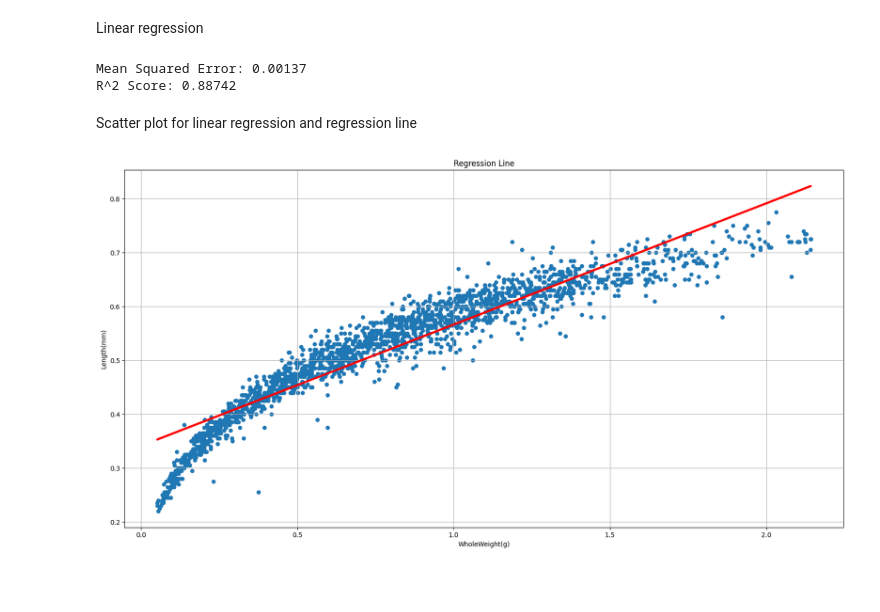
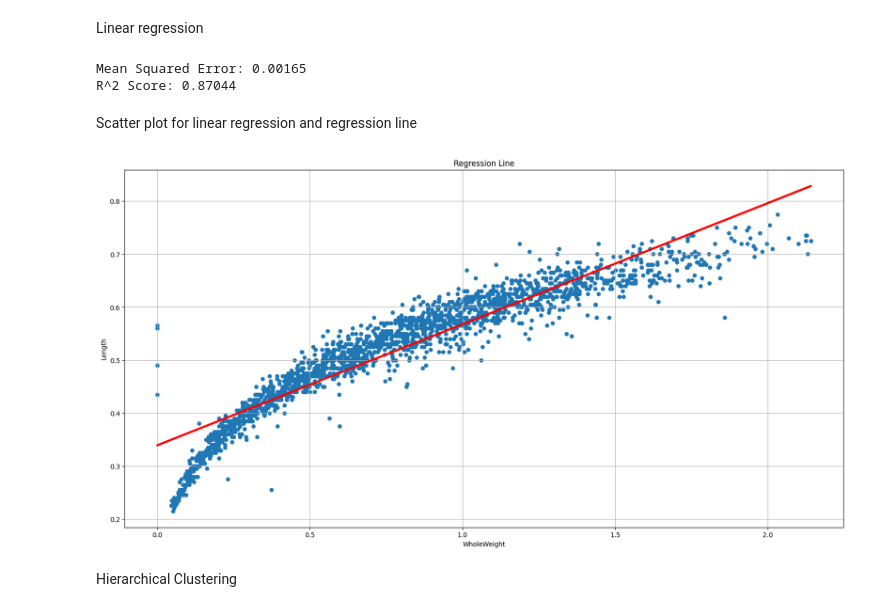
Before and after one commit to cotpetru24/data_mining, a Jupyter notebook: stu124543_data_mining.ipynb, the cells around one changed output. Cells and saved outputs as stored; diff of their text form; code cells hidden in the pictures; blank space fills up the shorter version.

```diff
--- a/stu124543_data_mining.ipynb
+++ b/stu124543_data_mining.ipynb
@@ -143,7 +150,7 @@ Data columns (total 8 columns):
 # %% [markdown]
 Drop irrelevant columns
 # %%
-clean_df.drop(['Spots', 'Height(mm)', 'SellWeight(g)', 'ShuckedWeight(g)'], axis=1, inplace=True)
+clean_df.drop(['Spots', 'Height(mm)', 'SellWeight(g)', 'Diameter(mm)'], axis=1, inplace=True)
 # %% [markdown]
 
 Checking the dataset for missing values and printing the total number of cells where value is missing
@@ -211,8 +216,7 @@ plt.show()
 # %% [markdown]
 Remove outliers using the Interquartile range (IQR) method
 # %%
-columns = ['Length(mm)', 'Diameter(mm)', 'WholeWeight(g)']
-for col in columns:
+for col in clean_df.columns:
     Q1 = np.percentile(clean_df[col], 25, interpolation='midpoint')
     Q2 = np.percentile(clean_df[col], 50, interpolation='midpoint')
     Q3 = np.percentile(clean_df[col], 75, interpolation='midpoint')
@@ -221,7 +225,7 @@ for col in columns:
     print(f"{col} IQR is {IQR}\n")
     lower_bound = Q1 - 1.5 * IQR
     upper_bound = Q3 + 1.5 * IQR
-    #clean_df = clean_df[(clean_df[col] > lower_bound) & (clean_df[col] < upper_bound)]
+    clean_df = clean_df[(clean_df[col] > lower_bound) & (clean_df[col] < upper_bound)]
 
-    clean_df = clean_df[((clean_df[col] > lower_bound) & (clean_df[col] > 0)) & (clean_df[col] < upper_bound)]
+    #clean_df = clean_df[((clean_df[col] > lower_bound) & (clean_df[col] > 0)) & (clean_df[col] < upper_bound)]
 # %% [output]
@@ -327,14 +355,11 @@ plt.show()
 # %% [markdown]
 Linear regression
 # %%
-# Swapping the roles of X and y
-X = clean_df[['WholeWeight(g)']]  # Now X represents WholeWeight(g)
-y = clean_df['Length(mm)']        # Now y represents Length(mm)
+X = clean_df[['WholeWeight(g)']]
+y = clean_df['Length(mm)']
 
 # Dividing the dataset into training and test data
 X_train, X_test, y_train, y_test = train_test_split(X, y, test_size=0.3, random_state=10, shuffle=True)
-
-# Selecting the linear regression method from the scikit-learn library
 model = LinearRegression()
 model.fit(X_train, y_train)
 
@@ -346,36 +371,37 @@ r2 = r2_score(y_test, y_pred)
 print(f"Mean Squared Error: {mse:.5f}")
 print(f"R^2 Score: {r2:.5f}")
 # %% [output]
-Mean Squared Error: 0.00137
-R^2 Score: 0.88742
+Mean Squared Error: 0.00165
+R^2 Score: 0.87044
 # %% [markdown]
 Scatter plot for linear regression and regression line
 # %%
-# Swapping the assignment of X and y
-X = clean_df['WholeWeight(g)'].values.reshape(-1, 1)  # WholeWeight on x-axis
-y = clean_df[['Length(mm)']].values  # Length on y-axis
+X = clean_df['WholeWeight(g)'].values.reshape(-1, 1)
+y = clean_df[['Length(mm)']].values
 
 def estimate_coef(x, y):
     n = np.size(x)
     mean_x = np.mean(x)
     mean_y = np.mean(y)
-    SS_xy = np.sum(y*x) - n*mean_y*mean_x  # Adjusted to y*x
+    SS_xy = np.sum(y*x) - n*mean_y*mean_x
     SS_xx = np.sum(x*x) - n*mean_x*mean_x
     b_1 = SS_xy / SS_xx
     b_0 = mean_y - b_1*mean_x
     return (b_0, b_1)
 
 def regression_line_plot(x, y, b):
     plt.scatter(x, y, marker="o", s=30)
     y_pred = b[0] + b[1]*x
     plt.plot(x, y_pred, color="red", linewidth=3)
-    plt.xlabel('WholeWeight(g)')  # Updated label
-    plt.ylabel('Length(mm)')  # Updated label
+    plt.xlabel('WholeWeight')
+    plt.ylabel('Length')
     plt.title('Regression Line')
     plt.grid(True)
     plt.show()
 
 b = estimate_coef(X, y)
 regression_line_plot(X, y, b)
 # %% [output]
-[figure, old version]
+[figure, new version]
+# %% [markdown]
+Hierarchical Clustering
```
Also changed, not shown: parts of 33 cells of this notebook.
